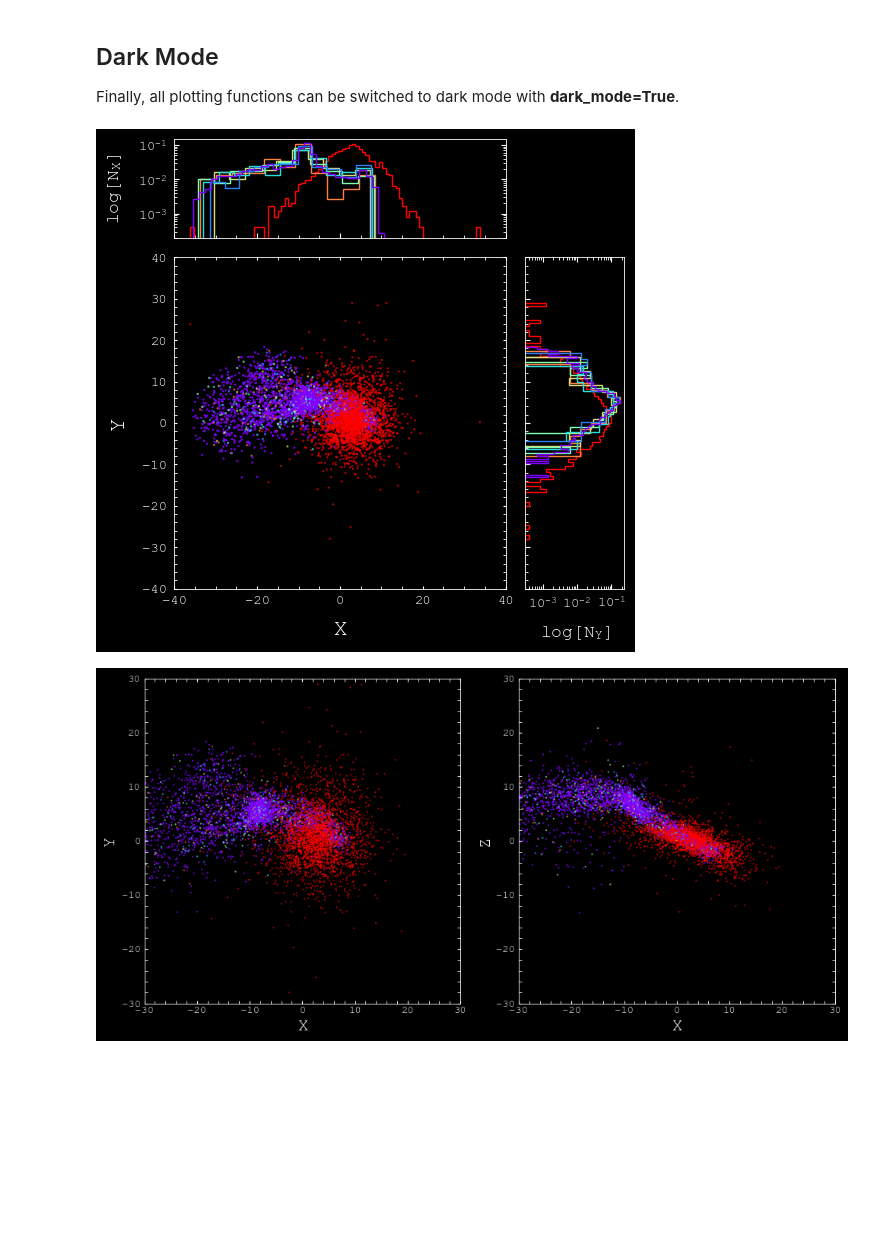
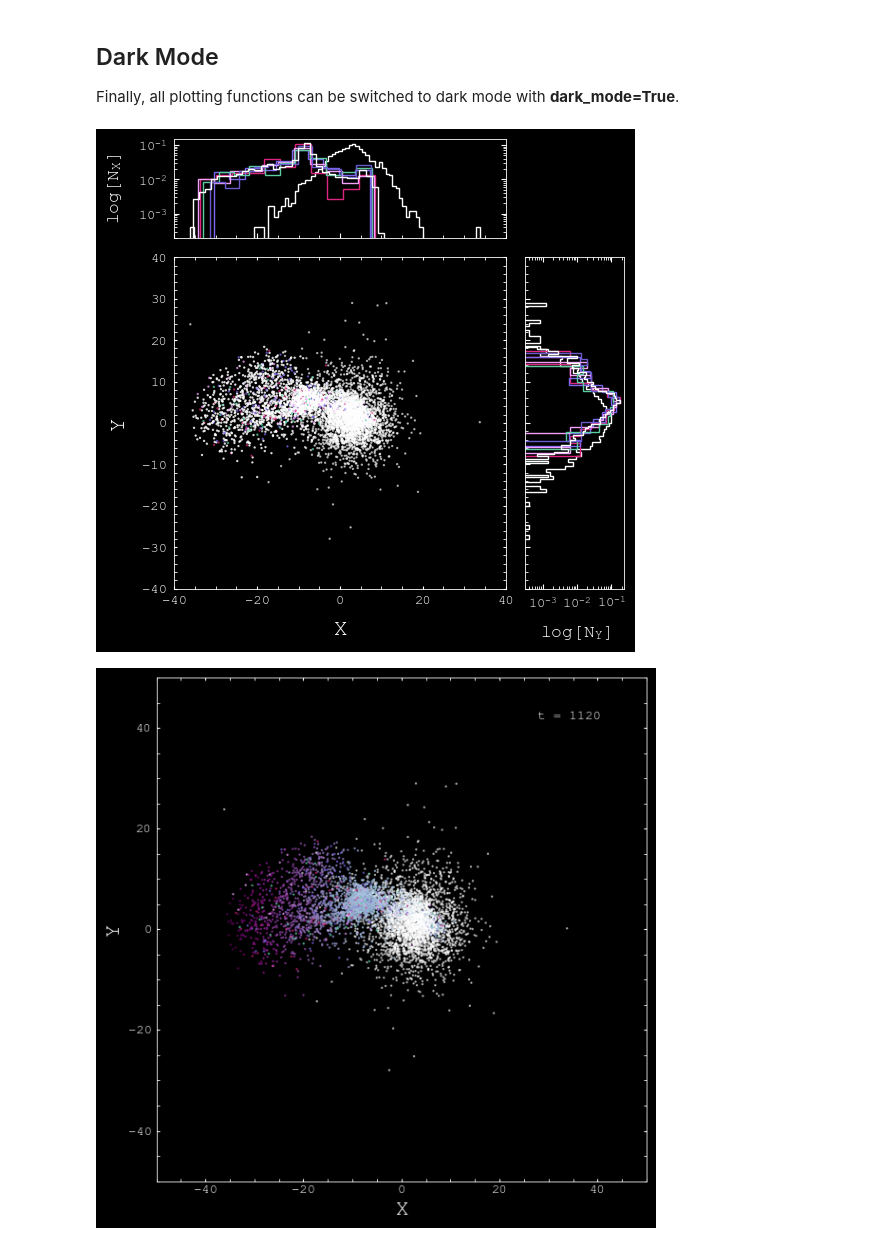
Before and after one commit to elkogerville/MSG_Nbody, a Jupyter notebook: DOCUMENTATION/MSG_Nbody_Documentation.ipynb, the cells around one changed output. Drawn from its saved outputs; the diff is of its cells as text; code cells hidden in the pictures; blank space fills up the shorter version.

```diff
--- a/DOCUMENTATION/MSG_Nbody_Documentation.ipynb
+++ b/DOCUMENTATION/MSG_Nbody_Documentation.ipynb
@@ -270,9 +288,8 @@ display_galaxies(positions, t, sort=True)
 Finally, all plotting functions can be switched to dark mode with **dark_mode=True**.
 # %%
 t = 112
-plot_density_histogram(positions, t, [0,1], sort=True, scale=40, dark_mode=True)
-display_galaxies(positions, t, sort=True, scale=30, dark_mode=True)
-plot_2D(positions, t, [0,1], cmap={6: velocities[6][100,:,0]}, dark_mode=True)
+plot_density_histogram(positions, t, [0,1], scale=40, dark_mode=True)
+plot_2D(positions, t, [0,1], cmap_dict={6: velocities[6][:,:,0]}, dark_mode=True)
 # %% [output]
-[figure, old version]
+[figure, new version]
-[figure, old version]
+[figure, new version]
```
Also changed, not shown: parts of 27 cells of this notebook.
